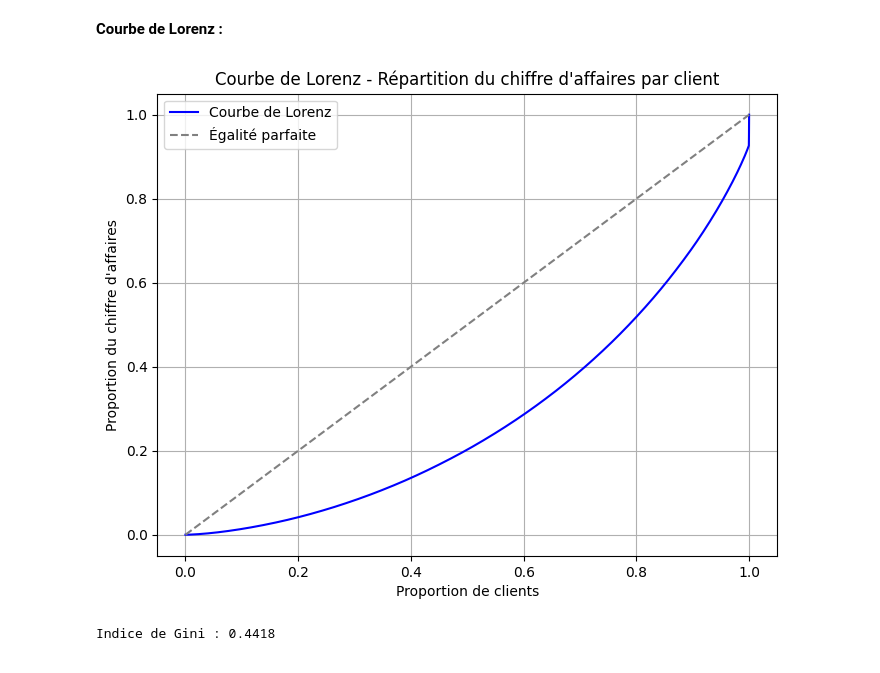
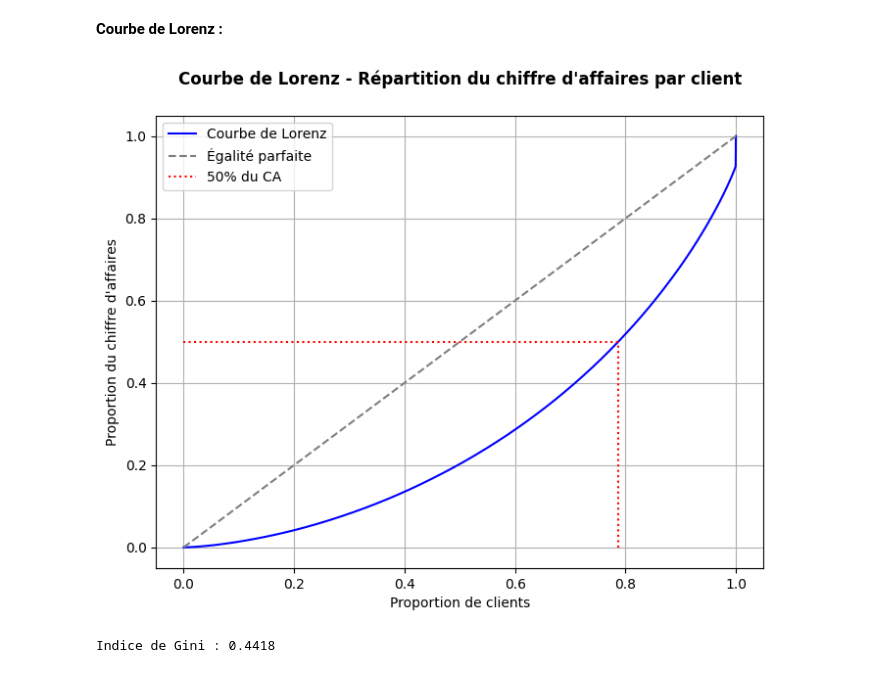
Before and after one commit to Julien-Data/analyse-des-ventes, a Jupyter notebook: projet_9.ipynb, the cells around one changed output. Drawn from its saved outputs; the diff is of its cells as text; code cells hidden in the pictures.

```diff
--- a/projet_9.ipynb
+++ b/projet_9.ipynb
@@ -19,7 +19,7 @@ from scipy.stats import pearsonr
 # %%
 #Importations csv
 products = pd.read_csv("C:/Users/AUCLAIR/Documents/Projet_Data_9/products.csv", sep=';')
-transactions = pd.read_csv("C:/Users/AUCLAIR/Documents/Projet_Data_9/transactions.csv", sep=';')
+transactions = pd.read_csv("C:/Users/AUCLAIR/Documents/Projet_Data_9/transactions.csv", sep=';', low_memory=False)
 customers = pd.read_csv("C:/Users/AUCLAIR/Documents/Projet_Data_9/customers.csv", sep=';')
 # %% [markdown]
 <div style="background-color: RGB(51,165,182);" >
@@ -435,0 +457,6 @@ plt.show()
+# %%
+# Calcul du chiffre d'affaire moyen à la semaine
+df_data['semaine'] = df_data['date'].dt.to_period('W-MON').dt.to_timestamp()
+CA_par_semaine = df_data.groupby('semaine')['price'].sum().reset_index()
+CA_semaine_moyen = round( CA_par_semaine['price'].mean(), 2)
+print("Chiffre d'affaire hebdomadaire moyen :", CA_semaine_moyen , "€")
@@ -561,16 +590,21 @@ cumulative_percent = np.insert(cumulative_percent, 0, 0)
 # %%
 #Courbe de Lorenz
 plt.figure(figsize=(8, 6))
 plt.plot(x, cumulative_percent, label='Courbe de Lorenz', color='blue')
 plt.plot([0, 1], [0, 1], linestyle='--', color='gray', label='Égalité parfaite')
-plt.title("Courbe de Lorenz - Répartition du chiffre d'affaires par client")
+
+x_median = np.interp(0.5, cumulative_percent, x)
+plt.plot([0, x_median], [0.5, 0.5], color='red', linestyle=':', label='50% du CA')
+plt.plot([x_median, x_median], [0, 0.5], color='red', linestyle=':')
+
+plt.title("Courbe de Lorenz - Répartition du chiffre d'affaires par client", y=1.05, fontweight = 'bold')
 plt.xlabel("Proportion de clients")
 plt.ylabel("Proportion du chiffre d'affaires")
 plt.legend()
 plt.grid(True)
 plt.show()
 # %% [output]
-[figure, old version]
+[figure, new version]
 # %%
 # Indice de GINI
 gini = 1 - 2 * np.trapezoid(cumulative_percent, x)
```
Also changed, not shown: parts of 18 cells of this notebook.
